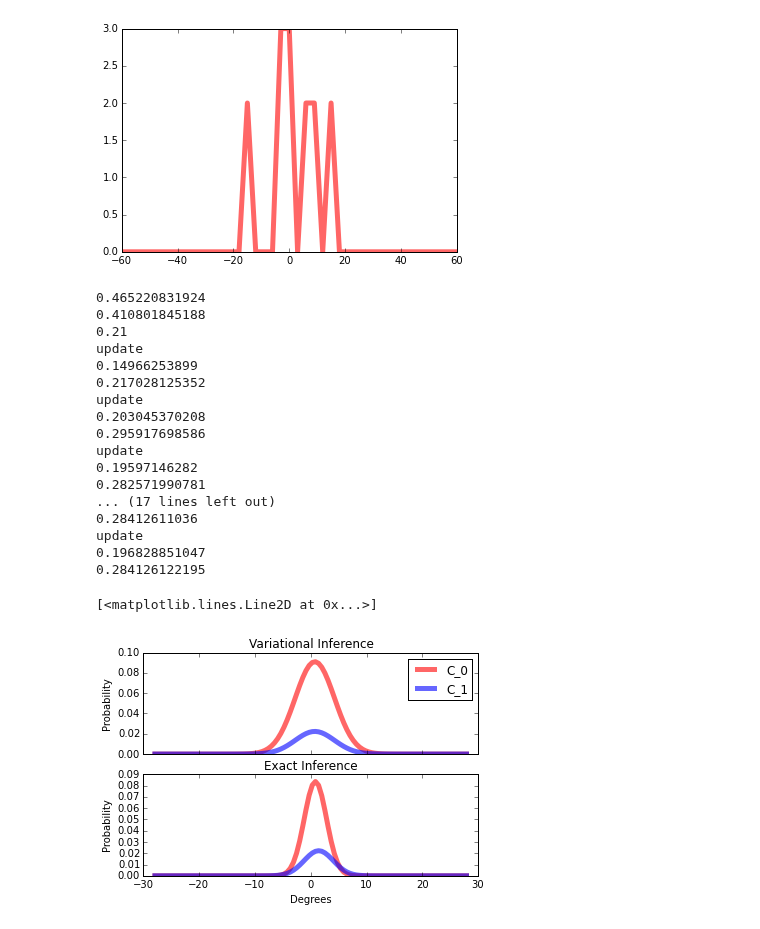
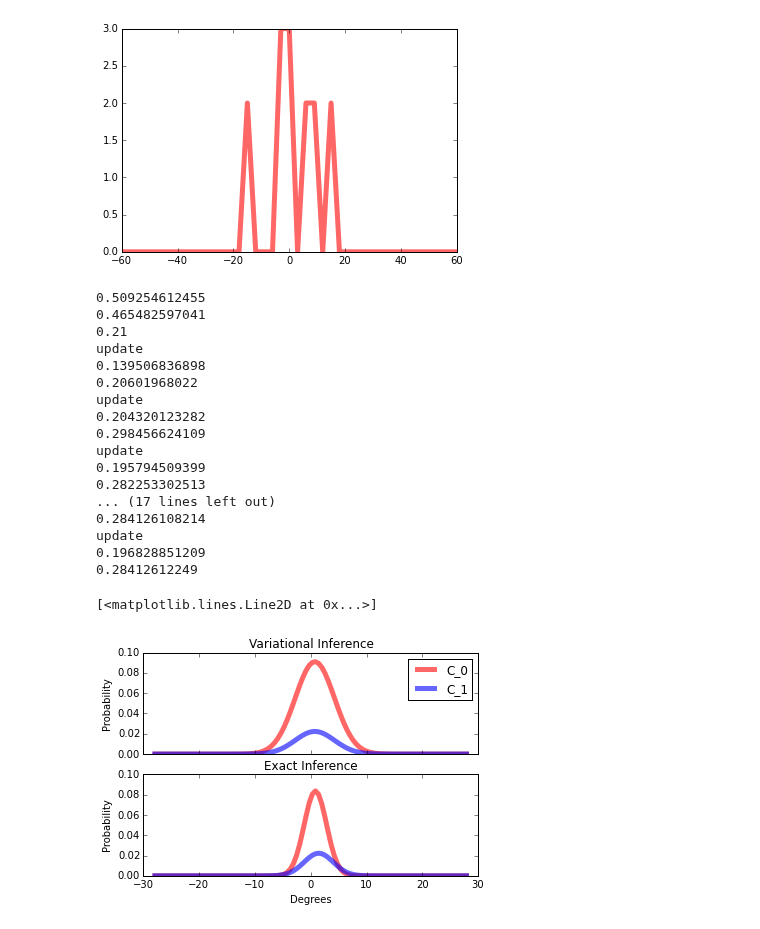
Before and after one commit to NYUMaLab/Divisive_Normalization_Project, a Jupyter notebook: Code/Categorization.ipynb, the cells around one changed output. Drawn from its saved outputs; the diff is of its cells as text; code cells hidden in the pictures.

Commit message:
share for real

```diff
--- a/Code/Categorization.ipynb
+++ b/Code/Categorization.ipynb
@@ -63,7 +63,7 @@ def prod(factors):
     return reduce(operator.mul, factors, 1)
 # %%
 %matplotlib inline
-fig, ax = plt.subplots(2, sharex=True)
+fig, ax = plt.subplots(2, sharex=True, sharey=True)
 p = random.random()
 tau = random.random() * .5
 eta = sum([neurons[i].s_pref * (responses[i]/float(sigma_tc_2)) for i in range(len(neurons))])
@@ -91,42 +91,42 @@ for n in range(10):
     print p
     print tau
 
 #Variational
 s = np.linspace(norm.ppf(0.01, loc=0, scale=(1/tau_1)), norm.ppf(0.99, loc=0, scale=(1/tau_1)), 100)
 ax[0].set_ylabel("Probability")
 ax[0].set_title("Variational Inference")
 ax[0].plot(s, norm.pdf(s, loc=(eta/tau), scale=(1/tau)) * (1 - p), 'r-', lw=5, alpha=0.6, label='C_0')
 ax[0].plot(s, norm.pdf(s, loc=(eta/tau), scale=(1/tau)) * p, 'b-', lw=5, alpha=0.6, label='C_1')
 ax[0].legend()
 
 #Analytic
 def r_sc(stim, tau):
     r_s = [prod([poisson.pmf(responses[i], mu = neurons[i].f(s, g)) for i in range(len(neurons))]) for s in stim]
     return r_s * norm.pdf(stim, loc=mean, scale=(1/tau))
 s = np.linspace(norm.ppf(0.01, loc=0, scale=(1/tau_1)), norm.ppf(0.99, loc=0, scale=(1/tau_1)), 100)
 p_r = sum(r_sc(s, tau_0)) + sum(r_sc(s, tau_1))
 ax[1].set_xlabel("Degrees")
 ax[1].set_ylabel("Probability")
 ax[1].set_title("Exact Inference")
 ax[1].plot(s, r_sc(s, tau_0)/p_r, 'r-', lw=5, alpha=0.6, label='C_0')
 ax[1].plot(s, r_sc(s, tau_1)/p_r, 'b-', lw=5, alpha=0.6, label='C_1')
 # %% [output]
-0.465220831924
-0.410801845188
+0.509254612455
+0.465482597041
 0.21
 update
-0.14966253899
-0.217028125352
+0.139506836898
+0.20601968022
 update
-0.203045370208
-0.295917698586
+0.204320123282
+0.298456624109
 update
-0.19597146282
-0.282571990781
+0.195794509399
+0.282253302513
 ... (17 lines left out)
-0.28412611036
+0.284126108214
 update
-0.196828851047
-0.284126122195
+0.196828851209
+0.28412612249
 [<matplotlib.lines.Line2D at 0x...>]
-[figure, old version]
+[figure, new version]
```
